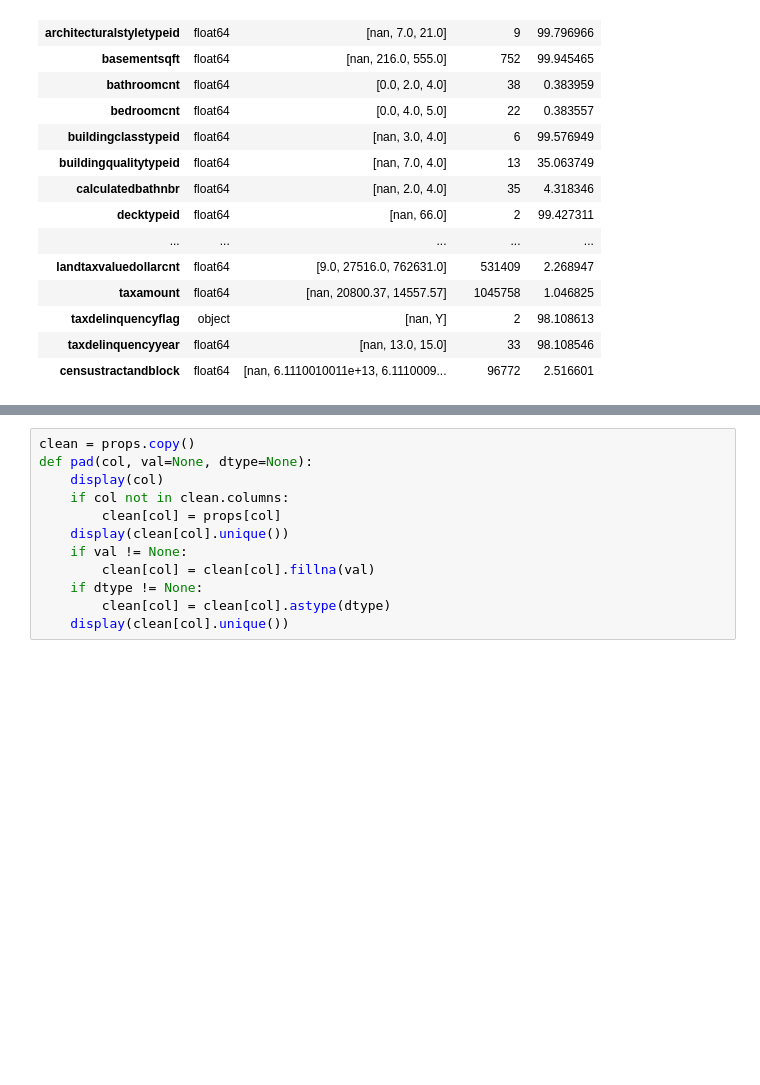
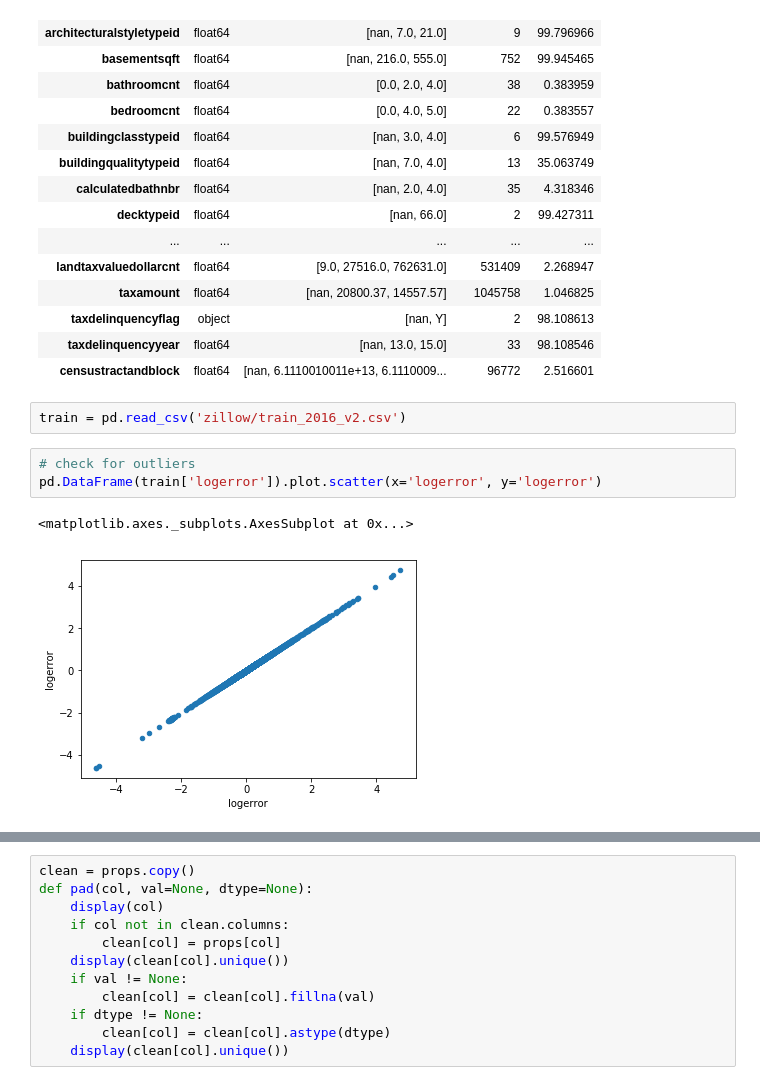
Before and after one commit to ibratface/dl_projects, a Jupyter notebook: zillow.ipynb, the cells around one changed output, grey strips where cells are left out. Cells and saved outputs as stored; diff of their text form; blank space fills up the shorter version.

```diff
--- a/zillow.ipynb
+++ b/zillow.ipynb
@@ -220,3 +257,11 @@ describe_values(props)
 | taxdelinquencyflag | object | [nan, Y] | 2 | 98.108613 |
 | taxdelinquencyyear | float64 | [nan, 13.0, 15.0] | 33 | 98.108546 |
 | censustractandblock | float64 | [nan, 6.1110010011e+13, 6.1110009... | 96772 | 2.516601 |
+# %%
+train = pd.read_csv('zillow/train_2016_v2.csv')
+# %%
+# check for outliers
+pd.DataFrame(train['logerror']).plot.scatter(x='logerror', y='logerror')
+# %% [output]
+<matplotlib.axes._subplots.AxesSubplot at 0x...>
+[figure, added]
```
Also changed, not shown: parts of 8 cells of this notebook.
